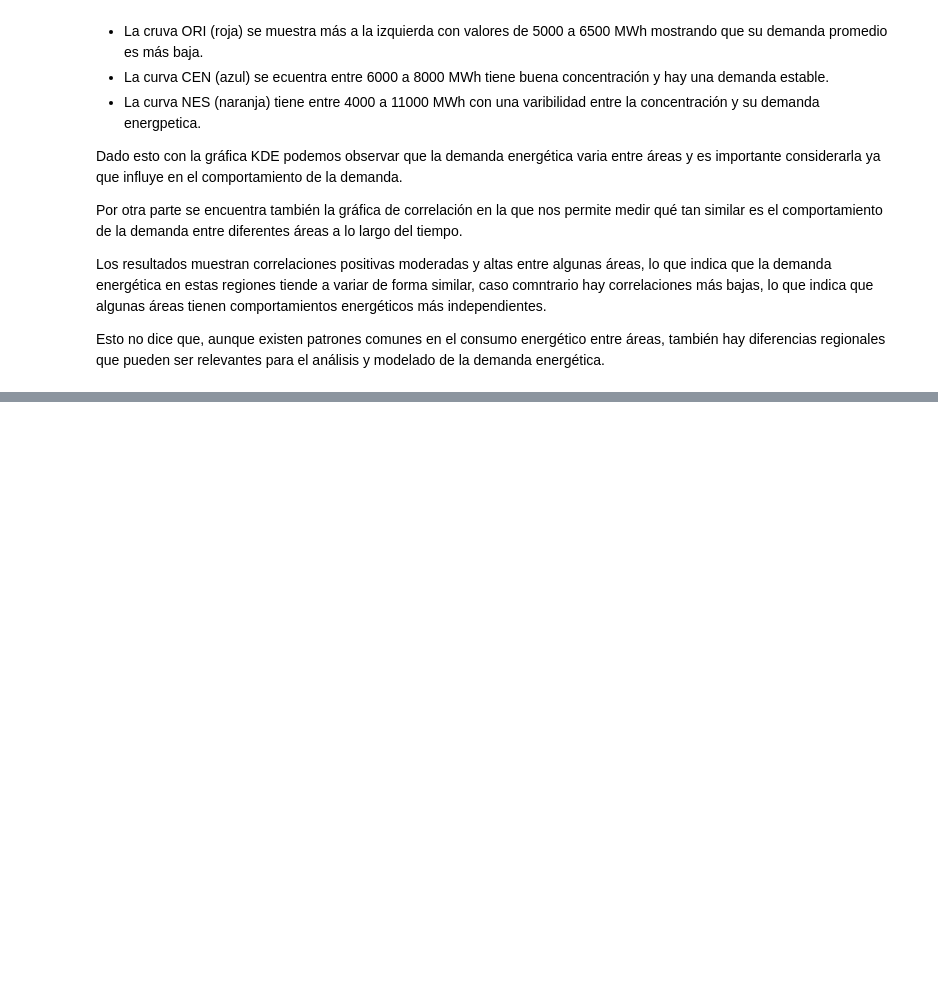
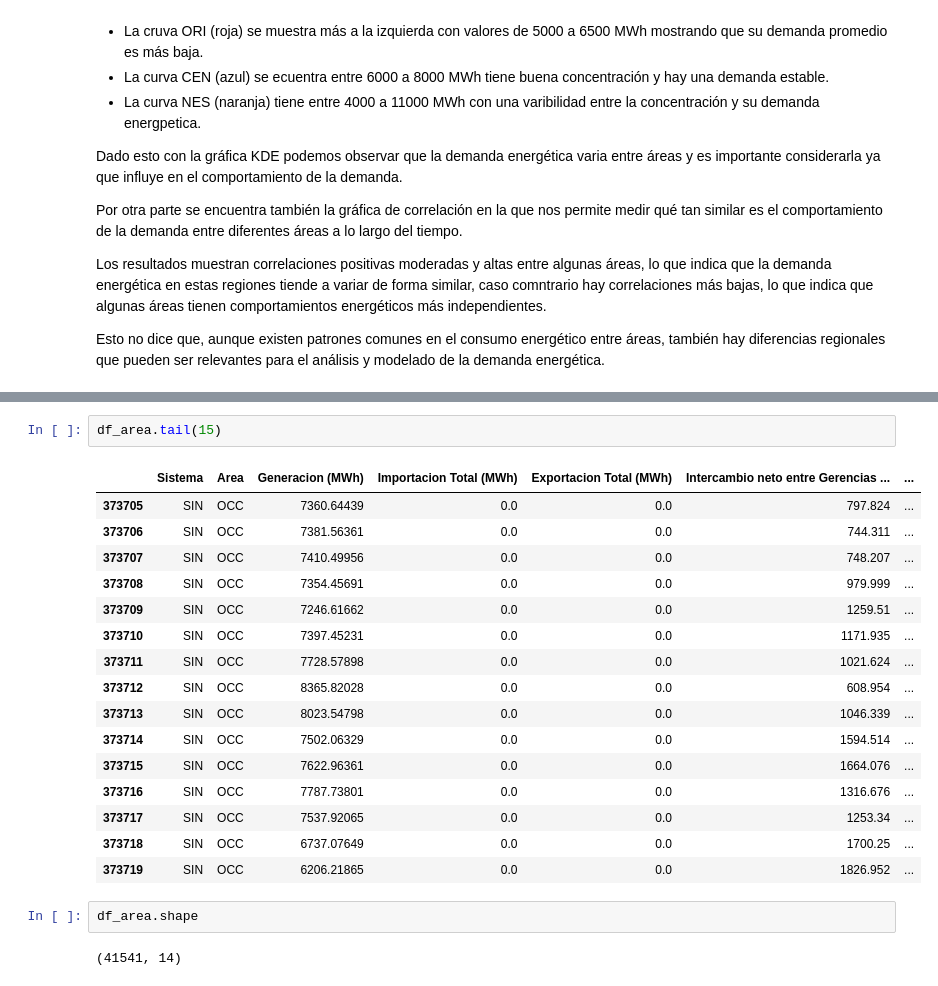
Before and after one commit to UlisesACC/Modelado-Predictivo, a Jupyter notebook: regresion/EDA.ipynb, the cells around one changed output, grey strips where cells are left out. Drawn from its saved outputs; the diff is of its cells as text; blank space fills up the shorter version.

```diff
--- a/regresion/EDA.ipynb
+++ b/regresion/EDA.ipynb
@@ -582,0 +604,23 @@ Esto no dice que, aunque existen patrones comunes en el consumo energético entr
+# %%
+df_area.tail(15)
+# %% [output]
+|  | Sistema | Area | Generacion (MWh) | Importacion Total (MWh) | Exportacion Total (MWh) | Intercambio neto entre Gerencias ... | ... |
+| 373705 | SIN | OCC | 7360.64439 | 0.0 | 0.0 | 797.824 | ... |
+| 373706 | SIN | OCC | 7381.56361 | 0.0 | 0.0 | 744.311 | ... |
+| 373707 | SIN | OCC | 7410.49956 | 0.0 | 0.0 | 748.207 | ... |
+| 373708 | SIN | OCC | 7354.45691 | 0.0 | 0.0 | 979.999 | ... |
+| 373709 | SIN | OCC | 7246.61662 | 0.0 | 0.0 | 1259.51 | ... |
+| 373710 | SIN | OCC | 7397.45231 | 0.0 | 0.0 | 1171.935 | ... |
+| 373711 | SIN | OCC | 7728.57898 | 0.0 | 0.0 | 1021.624 | ... |
+| 373712 | SIN | OCC | 8365.82028 | 0.0 | 0.0 | 608.954 | ... |
+| 373713 | SIN | OCC | 8023.54798 | 0.0 | 0.0 | 1046.339 | ... |
+| 373714 | SIN | OCC | 7502.06329 | 0.0 | 0.0 | 1594.514 | ... |
+| 373715 | SIN | OCC | 7622.96361 | 0.0 | 0.0 | 1664.076 | ... |
+| 373716 | SIN | OCC | 7787.73801 | 0.0 | 0.0 | 1316.676 | ... |
+| 373717 | SIN | OCC | 7537.92065 | 0.0 | 0.0 | 1253.34 | ... |
+| 373718 | SIN | OCC | 6737.07649 | 0.0 | 0.0 | 1700.25 | ... |
+| 373719 | SIN | OCC | 6206.21865 | 0.0 | 0.0 | 1826.952 | ... |
+# %%
+df_area.shape
+# %% [output]
+(41541, 14)
```
Also changed, not shown: parts of 3 cells of this notebook, 2 other files.
